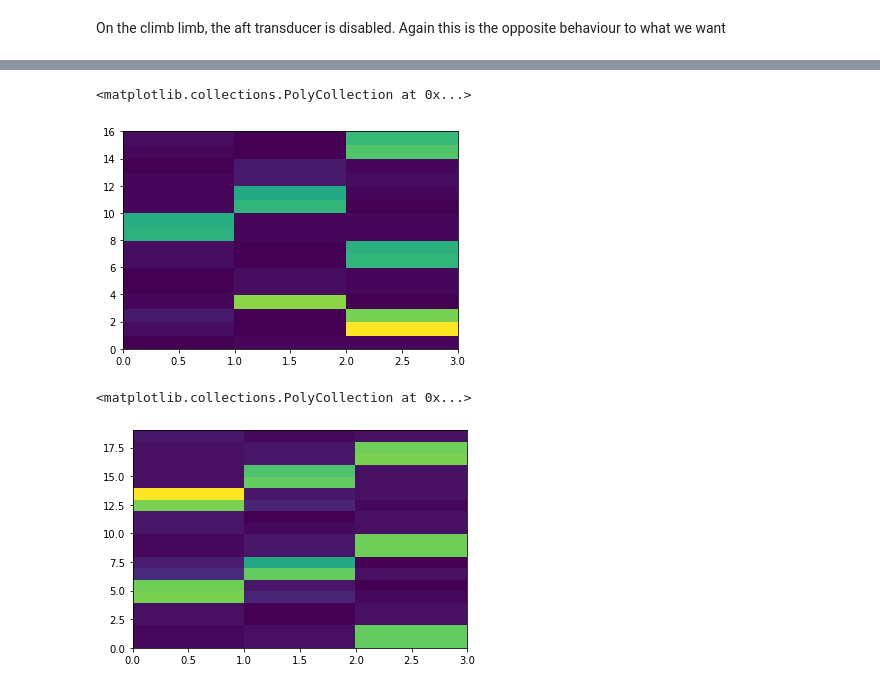
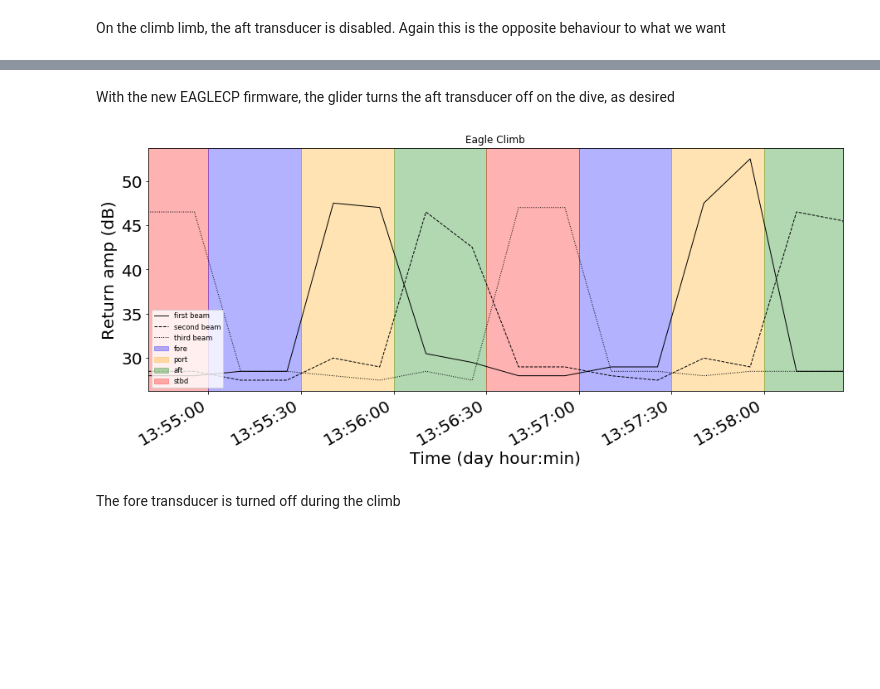
Before and after one commit to callumrollo/adcp-glider, a Jupyter notebook: notebooks/bench_tests.ipynb, the cells around one changed output, grey strips where cells are left out. Saved outputs shown, nothing was run; the diff lists cells and outputs as text; code cells hidden in the pictures; blank space fills up the shorter version.

```diff
--- a/notebooks/bench_tests.ipynb
+++ b/notebooks/bench_tests.ipynb
@@ -113,20 +113,16 @@ fig.savefig('eagle_dive.png')
+# %% [markdown]
+With the new EAGLECP firmware, the glider turns the aft transducer off on the dive, as desired
 # %%
 fig, ax = plt.subplots(figsize=(15,6))
 ax.plot(eagle_climb.time, eagle_climb.amp_beam[:,1,0], color='k', linestyle='-', label="first beam")
 ax.plot(eagle_climb.time, eagle_climb.amp_beam[:,1,1], color='k', linestyle='--', label="second beam")
 ax.plot(eagle_climb.time, eagle_climb.amp_beam[:,1,2], color='k', linestyle='dotted', label="third beam")
-ax.set(xlim=[eagle_climb.time[0], eagle_climb.time[15]], xlabel='Time (day hour:min)',ylabel='Return amp (dB)')
+ax.set(xlim=[eagle_climb.time[0], eagle_climb.time[15]], xlabel='Time (day hour:min)',ylabel='Return amp (dB)', title='Eagle Climb')
 fig.autofmt_xdate()
 beam_shade(ax)
 ax.legend(loc=3);
-fig.savefig('eagle_climb.png')
+fig.savefig('../reports/bench_test_figures/eagle_climb.png')
+# %% [output]
+[figure, added]
-# %%
-plt.pcolor(bar.amp_beam[:,1,:])
-# %% [output]
-<matplotlib.collections.PolyCollection at 0x...>
-[figure, removed]
-# %%
-plt.pcolor(foo.amp_beam[:,1,:])
-# %% [output]
-<matplotlib.collections.PolyCollection at 0x...>
-[figure, removed]
+# %% [markdown]
+The fore transducer is turned off during the climb
```
Also changed, not shown: parts of 3 cells of this notebook, 8 other files.
